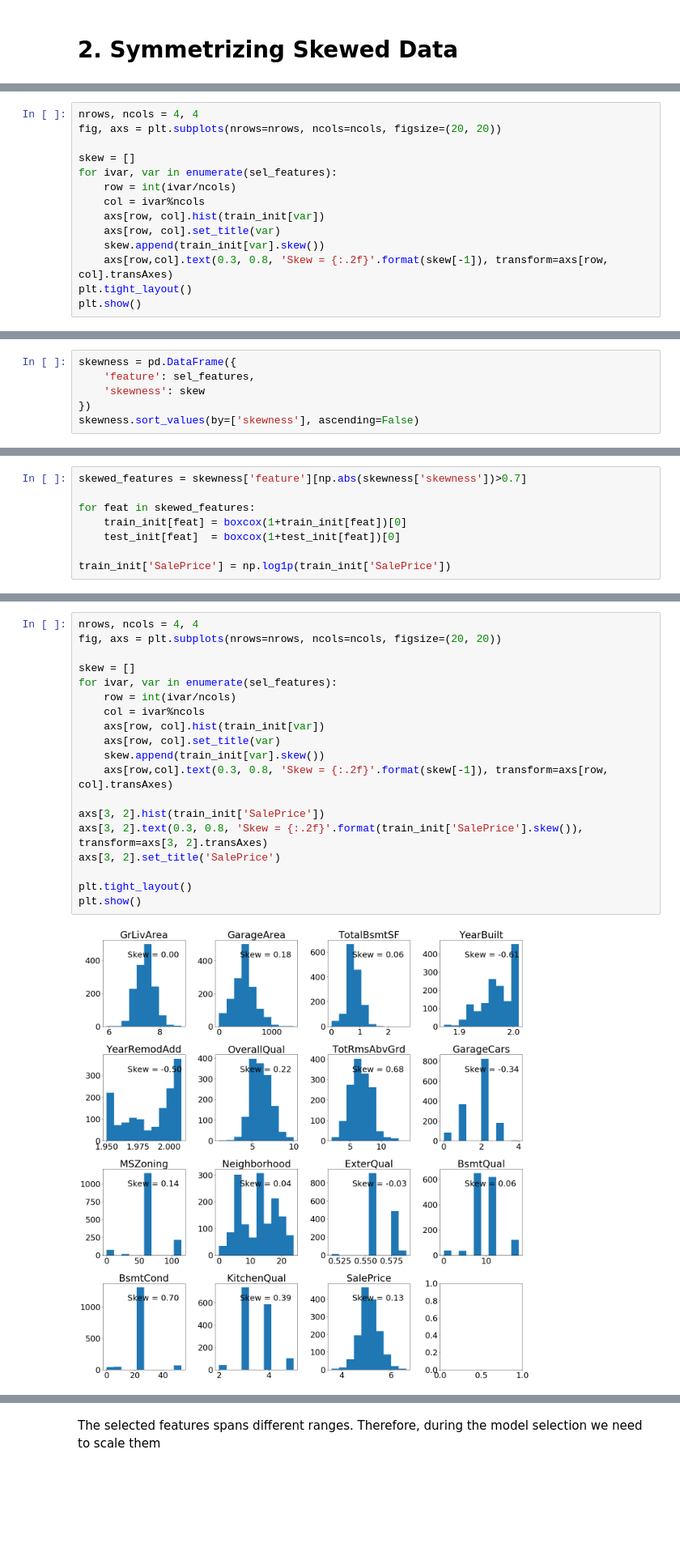
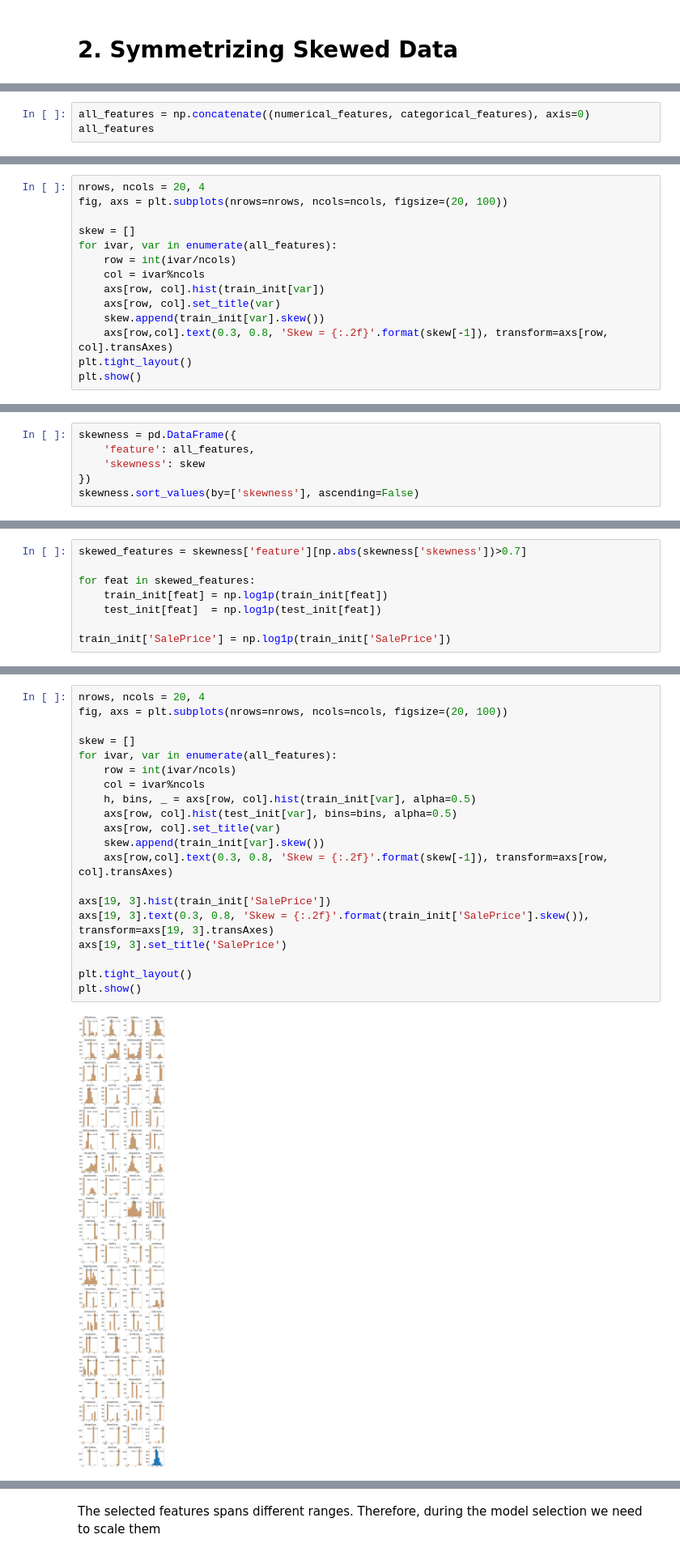
Before and after one commit to flucarelli94/MachineLearning_projects, a Jupyter notebook: House prices/Sale_price_prediction.ipynb, the cells around one changed output, grey strips where cells are left out. Shown at 81% size. Drawn from its saved outputs; the diff is of its cells as text; blank space fills up the shorter version.

```diff
--- a/House prices/Sale_price_prediction.ipynb
+++ b/House prices/Sale_price_prediction.ipynb
@@ -476,0 +366,3 @@ sel_features = [
+# %%
+all_features = np.concatenate((numerical_features, categorical_features), axis=0)
+all_features
@@ -479,9 +391,9 @@ Some are highly asymmetric. We parametrize the asymmetry with the skewness.
 # %%
-nrows, ncols = 4, 4
-fig, axs = plt.subplots(nrows=nrows, ncols=ncols, figsize=(20, 20))
+nrows, ncols = 20, 4
+fig, axs = plt.subplots(nrows=nrows, ncols=ncols, figsize=(20, 100))
 
 skew = []
-for ivar, var in enumerate(sel_features):
+for ivar, var in enumerate(all_features):
     row = int(ivar/ncols)
     col = ivar%ncols
     axs[row, col].hist(train_init[var])
@@ -495,6 +407,6 @@ plt.show()
 # %%
 skewness = pd.DataFrame({
-    'feature': sel_features,
+    'feature': all_features,
     'skewness': skew
 })
 skewness.sort_values(by=['skewness'], ascending=False)
@@ -520,7 +430,7 @@ Nearly half of the features have a highly asymmetric distribution (absolute valu
 skewed_features = skewness['feature'][np.abs(skewness['skewness'])>0.7]
 
 for feat in skewed_features:
-    train_init[feat] = boxcox(1+train_init[feat])[0]
-    test_init[feat]  = boxcox(1+test_init[feat])[0]
+    train_init[feat] = np.log1p(train_init[feat])
+    test_init[feat]  = np.log1p(test_init[feat])
 
 train_init['SalePrice'] = np.log1p(train_init['SalePrice'])
@@ -527,21 +439,22 @@ train_init['SalePrice'] = np.log1p(train_init['SalePrice'])
 # %%
-nrows, ncols = 4, 4
-fig, axs = plt.subplots(nrows=nrows, ncols=ncols, figsize=(20, 20))
+nrows, ncols = 20, 4
+fig, axs = plt.subplots(nrows=nrows, ncols=ncols, figsize=(20, 100))
 
 skew = []
-for ivar, var in enumerate(sel_features):
+for ivar, var in enumerate(all_features):
     row = int(ivar/ncols)
     col = ivar%ncols
-    axs[row, col].hist(train_init[var])
+    h, bins, _ = axs[row, col].hist(train_init[var], alpha=0.5)
+    axs[row, col].hist(test_init[var], bins=bins, alpha=0.5)
     axs[row, col].set_title(var)
     skew.append(train_init[var].skew())
     axs[row,col].text(0.3, 0.8, 'Skew = {:.2f}'.format(skew[-1]), transform=axs[row, col].transAxes)
 
-axs[3, 2].hist(train_init['SalePrice'])
-axs[3, 2].text(0.3, 0.8, 'Skew = {:.2f}'.format(train_init['SalePrice'].skew()), transform=axs[3, 2].transAxes)
-axs[3, 2].set_title('SalePrice')
+axs[19, 3].hist(train_init['SalePrice'])
+axs[19, 3].text(0.3, 0.8, 'Skew = {:.2f}'.format(train_init['SalePrice'].skew()), transform=axs[19, 3].transAxes)
+axs[19, 3].set_title('SalePrice')
 
 plt.tight_layout()
 plt.show()
 # %% [output]
-[figure, old version]
+[figure, new version]
```
Also changed, not shown: parts of 68 cells of this notebook.
